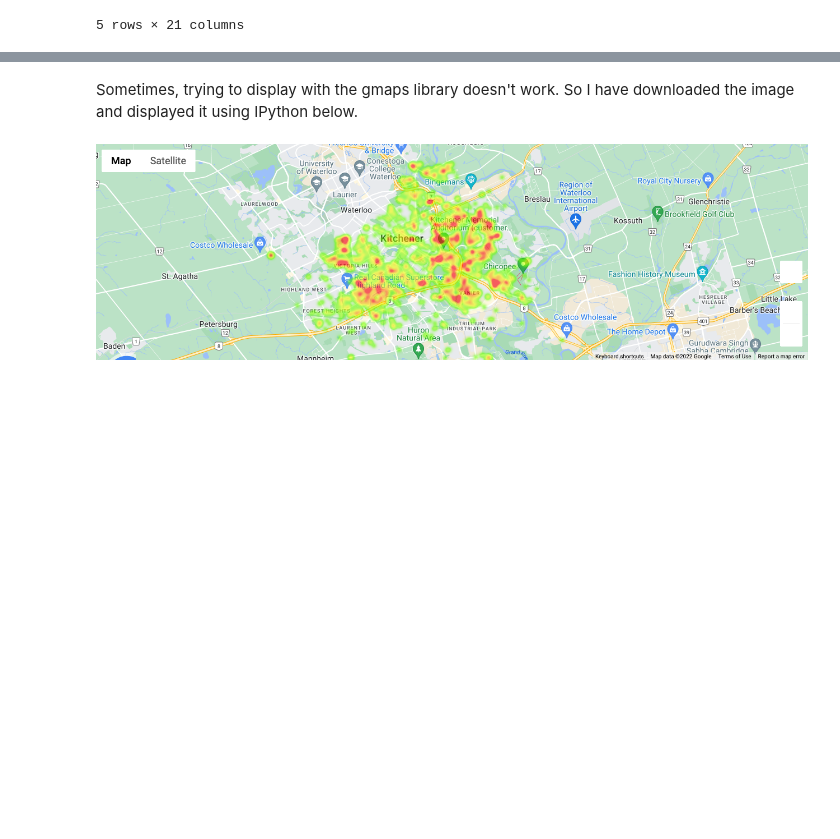
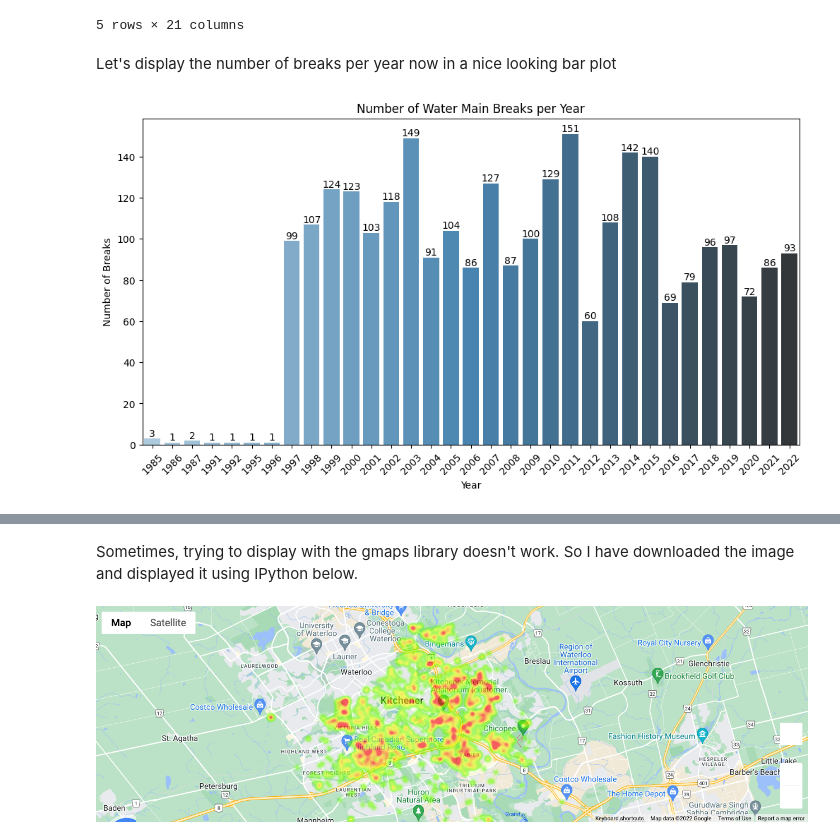
Before and after one commit to js3lliott/water-main-break-prediction-KW, a Jupyter notebook: nbs/03_water_main_heatmap.ipynb, the cells around one changed output, grey strips where cells are left out. Cells and saved outputs as stored; diff of their text form; code cells hidden in the pictures; blank space fills up the shorter version.

Commit message:
markdown in heatmap notebook

```diff
--- a/nbs/03_water_main_heatmap.ipynb
+++ b/nbs/03_water_main_heatmap.ipynb
@@ -133,3 +133,17 @@ break_data.sample(5)
 | 1236 | -80.463171 | 43.423956 | 9221 | 2007-11-29 00:00:00+00:00 | MAIN | 8-12 hours | NaN | REPAIR COMPLETED | ... |
 | 2664 | -80.513145 | 43.425433 | 46722 | 2022-01-08 13:31:58+00:00 | MAIN | 4-8 hours | 0-50 | REPAIR COMPLETED | ... |
 5 rows × 21 columns
+# %% [markdown]
+Let's display the number of breaks per year now in a nice looking bar plot
+# %%
+# src: https://www.folkstalk.com/tech/how-to-display-values-on-top-of-bar-in-barplot-seaborn-with-code-examples/
+plt.figure(figsize=(12, 6))
+ax = sns.countplot(x='year', data=break_data, palette='Blues_d')
+ax.bar_label(ax.containers[0]) # this displays the numbers above the bars in the plot
+plt.title('Number of Water Main Breaks per Year')
+plt.xlabel('Year')
+plt.xticks(rotation=45)
+plt.ylabel('Number of Breaks')
+plt.show();
+# %% [output]
+[figure, added]
```
Also changed, not shown: parts of 12 cells of this notebook.
